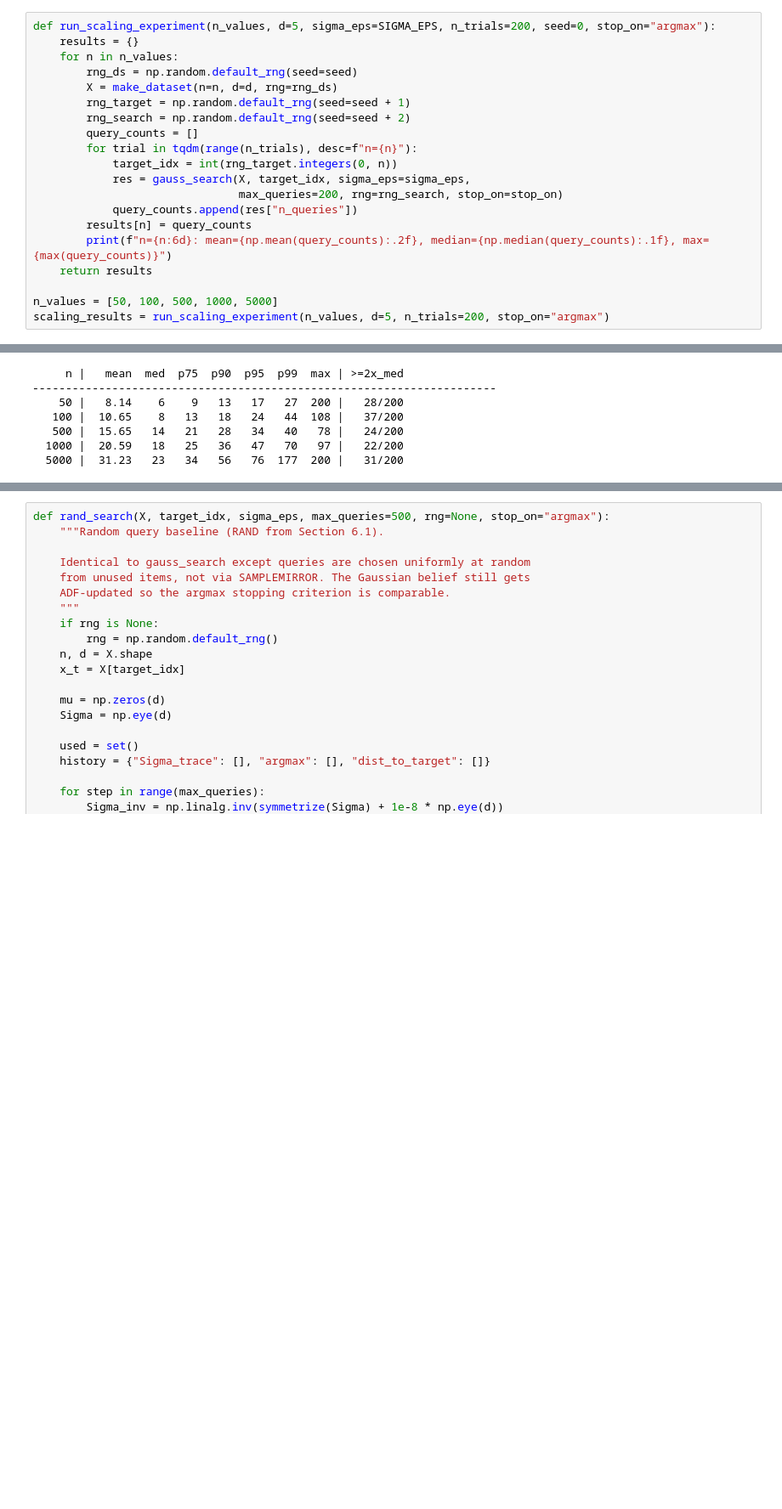
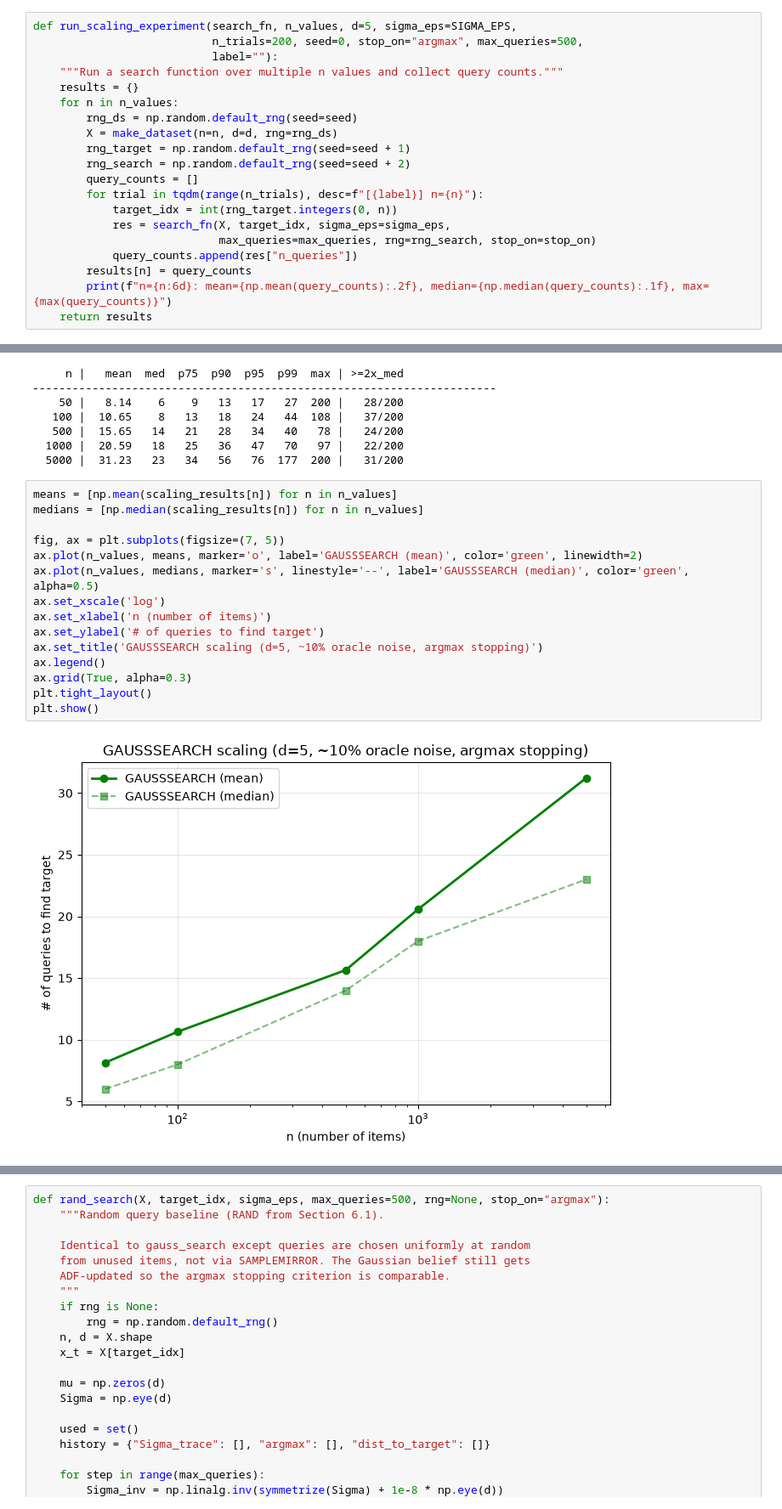
Before and after one commit to Shlok-Shetty/Dual-Degree-Project, a Jupyter notebook: comparison-search-llm/search-algorithm/notebooks/01_gauss_search.ipynb, the cells around one changed output, grey strips where cells are left out. Shown at 85% size. Cells and saved outputs as stored; diff of their text form; blank space fills up the shorter version.

```diff
--- a/comparison-search-llm/search-algorithm/notebooks/01_gauss_search.ipynb
+++ b/comparison-search-llm/search-algorithm/notebooks/01_gauss_search.ipynb
@@ -316,5 +401,8 @@ def gauss_search(X, target_idx, sigma_eps, max_queries=200, rng=None, stop_on="i
 # %%
-def run_scaling_experiment(n_values, d=5, sigma_eps=SIGMA_EPS, n_trials=200, seed=0, stop_on="argmax"):
+def run_scaling_experiment(search_fn, n_values, d=5, sigma_eps=SIGMA_EPS,
+                           n_trials=200, seed=0, stop_on="argmax", max_queries=500,
+                           label=""):
+    """Run a search function over multiple n values and collect query counts."""
     results = {}
     for n in n_values:
         rng_ds = np.random.default_rng(seed=seed)
@@ -322,14 +410,11 @@ def run_scaling_experiment(n_values, d=5, sigma_eps=SIGMA_EPS, n_trials=200, see
         rng_target = np.random.default_rng(seed=seed + 1)
         rng_search = np.random.default_rng(seed=seed + 2)
         query_counts = []
-        for trial in tqdm(range(n_trials), desc=f"n={n}"):
+        for trial in tqdm(range(n_trials), desc=f"[{label}] n={n}"):
             target_idx = int(rng_target.integers(0, n))
-            res = gauss_search(X, target_idx, sigma_eps=sigma_eps,
-                               max_queries=200, rng=rng_search, stop_on=stop_on)
+            res = search_fn(X, target_idx, sigma_eps=sigma_eps,
+                            max_queries=max_queries, rng=rng_search, stop_on=stop_on)
             query_counts.append(res["n_queries"])
         results[n] = query_counts
         print(f"n={n:6d}: mean={np.mean(query_counts):.2f}, median={np.median(query_counts):.1f}, max={max(query_counts)}")
     return results
-
-n_values = [50, 100, 500, 1000, 5000]
-scaling_results = run_scaling_experiment(n_values, d=5, n_trials=200, stop_on="argmax")
@@ -386,3 +459,20 @@ for n in n_values:
    500 |  15.65   14   21   28   34   40   78 |   24/200
   1000 |  20.59   18   25   36   47   70   97 |   22/200
   5000 |  31.23   23   34   56   76  177  200 |   31/200
+# %%
+means = [np.mean(scaling_results[n]) for n in n_values]
+medians = [np.median(scaling_results[n]) for n in n_values]
+
+fig, ax = plt.subplots(figsize=(7, 5))
+ax.plot(n_values, means, marker='o', label='GAUSSSEARCH (mean)', color='green', linewidth=2)
+ax.plot(n_values, medians, marker='s', linestyle='--', label='GAUSSSEARCH (median)', color='green', alpha=0.5)
+ax.set_xscale('log')
+ax.set_xlabel('n (number of items)')
+ax.set_ylabel('# of queries to find target')
+ax.set_title('GAUSSSEARCH scaling (d=5, ~10% oracle noise, argmax stopping)')
+ax.legend()
+ax.grid(True, alpha=0.3)
+plt.tight_layout()
+plt.show()
+# %% [output]
+[figure, added]
```
Also changed, not shown: parts of 28 cells of this notebook.
